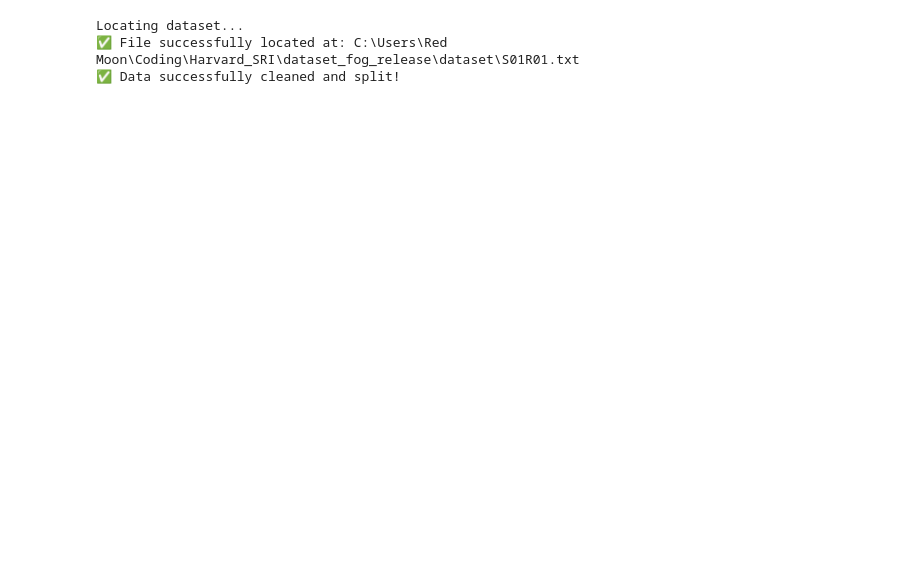
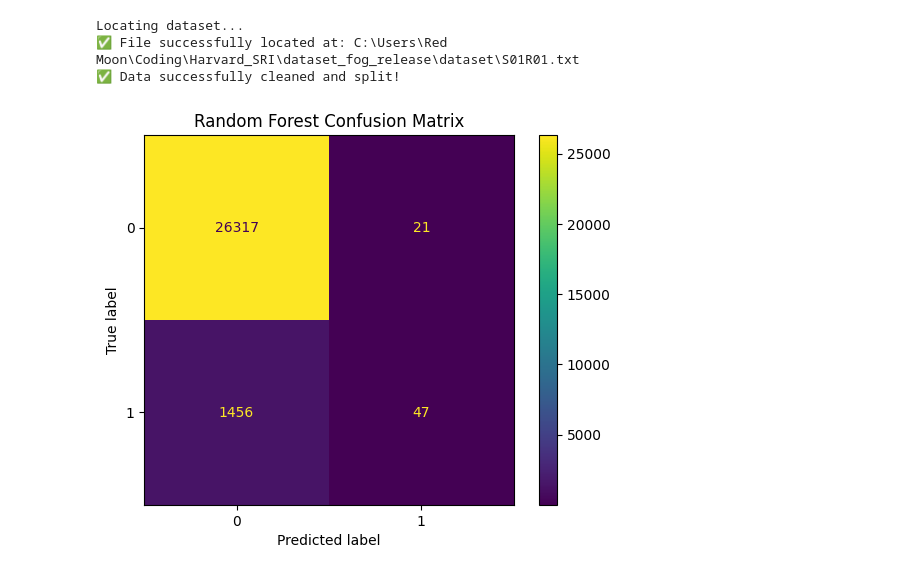
Before and after one commit to Negetsu/Harvard_SRI, a Jupyter notebook: Week5.ipynb, the cells around one changed output. Saved outputs shown, nothing was run; the diff lists cells and outputs as text; code cells hidden in the pictures; blank space fills up the shorter version.

```diff
--- a/Week5.ipynb
+++ b/Week5.ipynb
@@ -76,3 +76,10 @@ forest_model = RandomForestClassifier(n_estimators=100, random_state=42,max_dept
 forest_model.fit(X_train, y_train)
 #Prediction
 forest_pred = forest_model.predict(X_val)
+# %%
+#Display Random Forest
+ConfusionMatrixDisplay.from_predictions(y_val, forest_pred)
+plt.title("Random Forest Confusion Matrix")
+plt.show()
+# %% [output]
+[figure, added]
```
Also changed, not shown: parts of 2 cells of this notebook.
